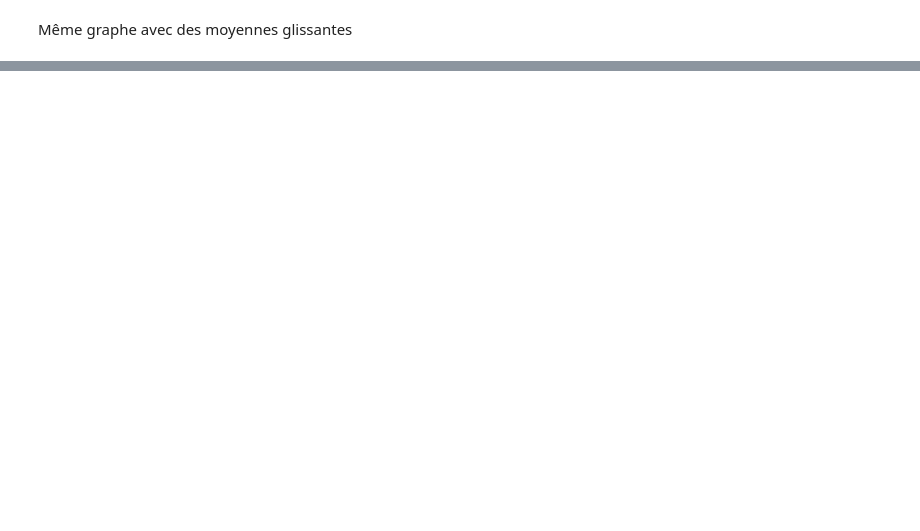
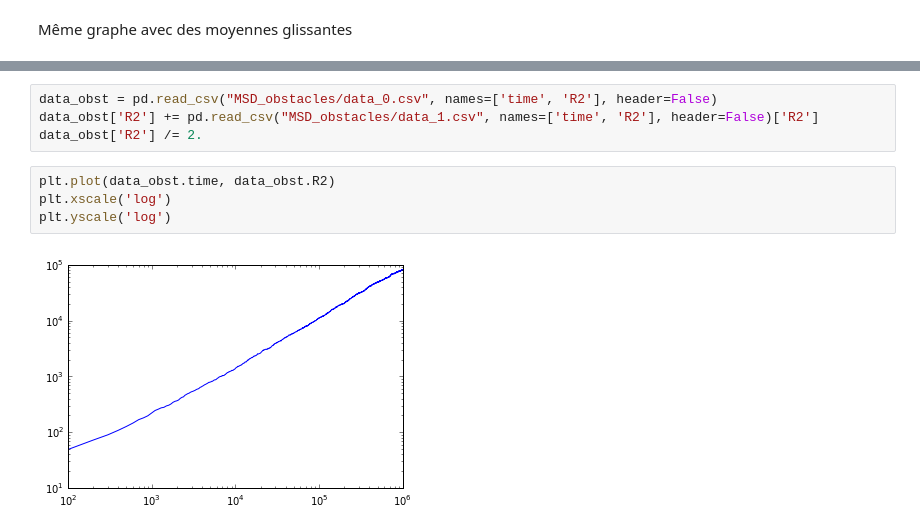
Before and after one commit to clementhenin/dynamical_process, a Jupyter notebook: small_theoretical_study.ipynb, the cells around one changed output, grey strips where cells are left out. Drawn from its saved outputs; the diff is of its cells as text; blank space fills up the shorter version.

```diff
--- a/small_theoretical_study.ipynb
+++ b/small_theoretical_study.ipynb
@@ -204,0 +224,10 @@ plt.legend()
+# %%
+data_obst = pd.read_csv("MSD_obstacles/data_0.csv", names=['time', 'R2'], header=False)
+data_obst['R2'] += pd.read_csv("MSD_obstacles/data_1.csv", names=['time', 'R2'], header=False)['R2']
+data_obst['R2'] /= 2.
+# %%
+plt.plot(data_obst.time, data_obst.R2)
+plt.xscale('log')
+plt.yscale('log')
+# %% [output]
+[figure, added]
```
Also changed, not shown: parts of 12 cells of this notebook, 1 other file.
